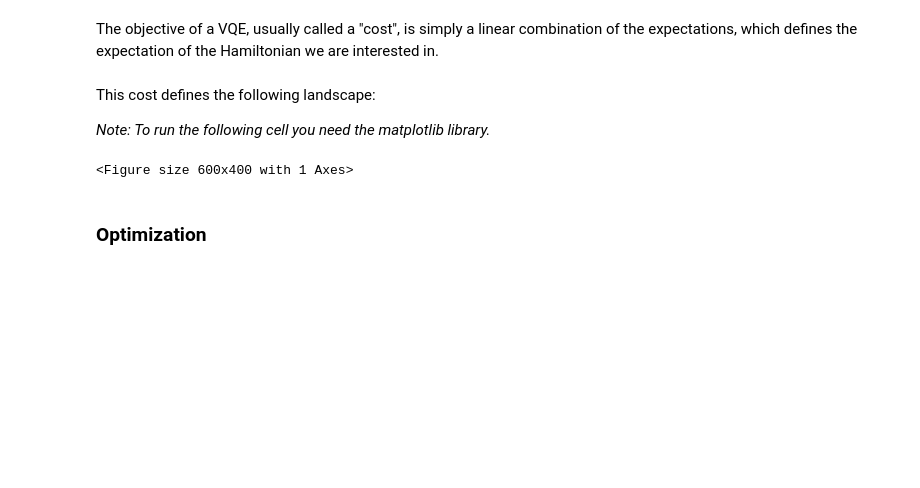
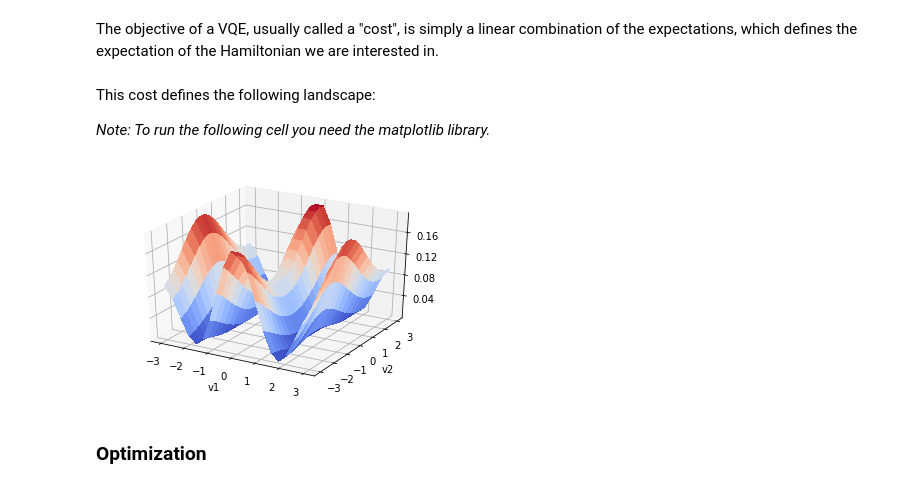
Before and after one commit to PennyLaneAI/pennylane-pq, a Jupyter notebook: demos/TutQ2_variational-quantum-eigensolver.ipynb, the cells around one changed output. Cells and saved outputs as stored; diff of their text form; code cells hidden in the pictures; blank space fills up the shorter version.

```diff
--- a/demos/TutQ2_variational-quantum-eigensolver.ipynb
+++ b/demos/TutQ2_variational-quantum-eigensolver.ipynb
@@ -33,7 +33,7 @@ The quantum circuit of the variational eigensolver is an ansatz that defines a m
 # %%
 def ansatz(vars):
 
-    qm.Hadamard([0])
+    qm.Rot(0.3, 1.8, 5.4, [1])
     qm.RX(vars[0], [0])
     qm.RY(vars[1], [1])
     qm.CNOT([0, 1])
@@ -64,33 +64,34 @@ def cost(vars):
     expX = circuit_X(vars)
     expY = circuit_Y(vars)
 
-    return 0.1*expX + 0.5*expY
+    return (0.1*expX + 0.5*expY)**2
 # %% [markdown]
 This cost defines the following landscape:
 
 *Note: To run the following cell you need the matplotlib library.*
 # %%
 import matplotlib.pyplot as plt
+%matplotlib inline
 from mpl_toolkits.mplot3d import Axes3D
 from matplotlib import cm
 from matplotlib.ticker import MaxNLocator
 
 fig = plt.figure(figsize = (6, 4))
 ax = fig.gca(projection='3d')
 
-X = np.linspace(-3.1, 3.1, 30)
-Y = np.linspace(-3.1, 3.1, 30)
+X = np.linspace(-3., 3., 20)
+Y = np.linspace(-3., 3., 20)
 xx, yy = np.meshgrid(X, Y)
 Z = np.array([[cost([x, y]) for x in X] for y in Y]).reshape(len(Y), len(X))
 surf = ax.plot_surface(xx, yy, Z, cmap=cm.coolwarm, antialiased=False)
 
 ax.set_xlabel("v1")
 ax.set_ylabel("v2")
 ax.zaxis.set_major_locator(MaxNLocator(nbins = 5, prune = 'lower'))
 
 plt.show()
 # %% [output]
-<Figure size 600x400 with 1 Axes>
+[figure, added]
 # %% [markdown]
 ### Optimization
 # %% [markdown]
```
Also changed, not shown: parts of 9 cells of this notebook, 6 other files.
